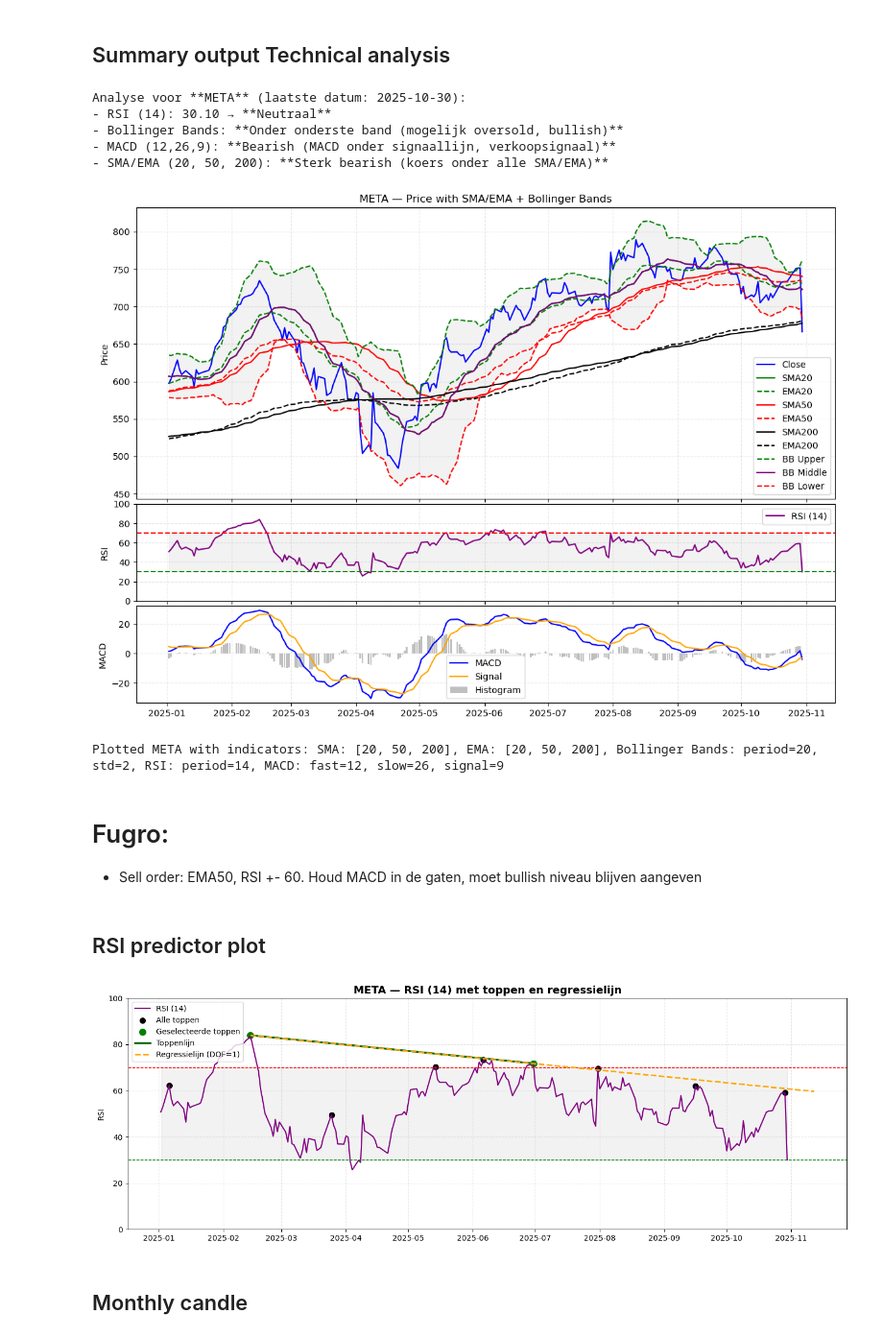
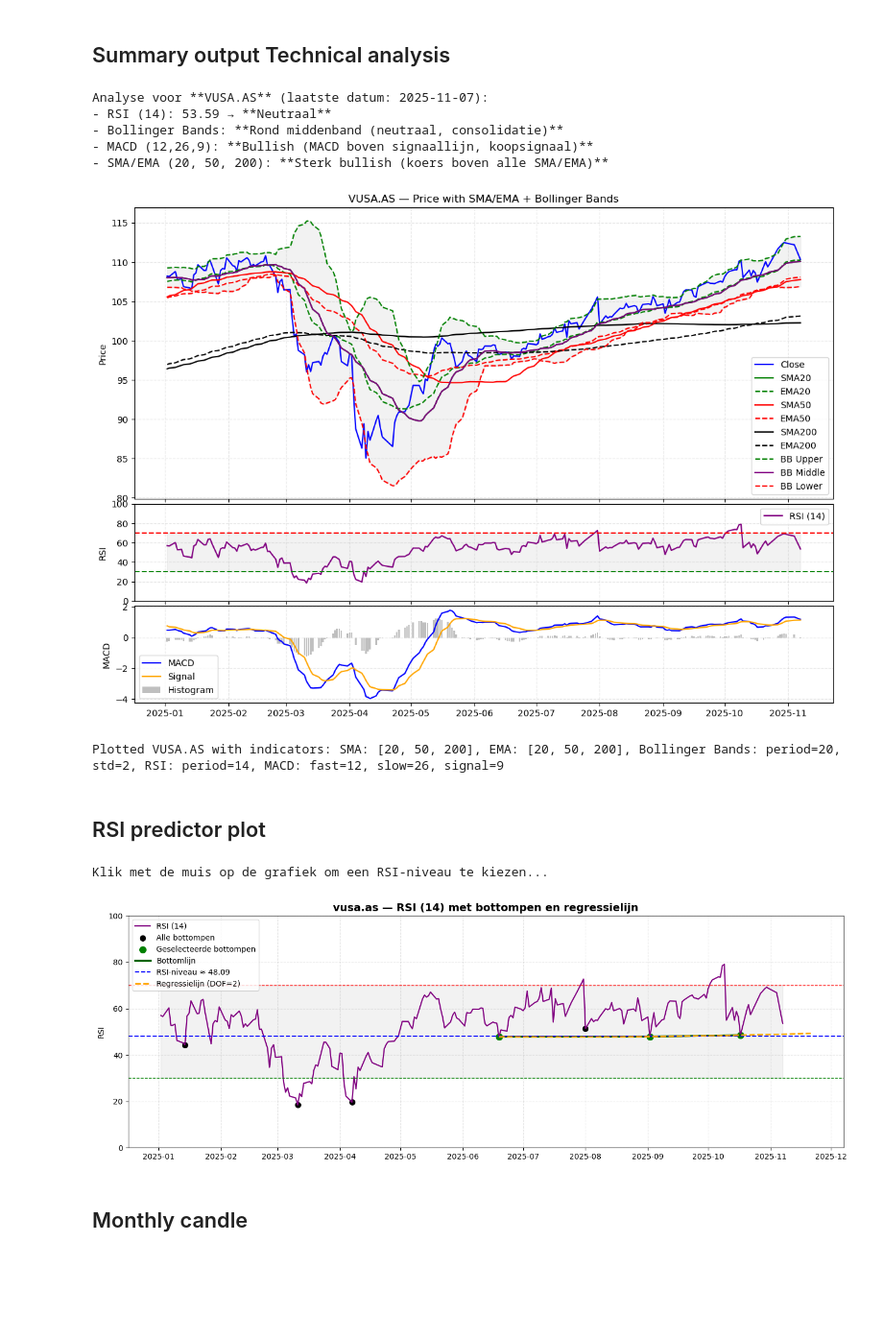
Before and after one commit to Nicootje/stock-predictor, a Jupyter notebook: notebooks/Beurs.ipynb, the cells around one changed output. Shown at 96% size. Drawn from its saved outputs; the diff is of its cells as text; code cells hidden in the pictures; blank space fills up the shorter version.

```diff
--- a/notebooks/Beurs.ipynb
+++ b/notebooks/Beurs.ipynb
@@ -28,11 +28,11 @@ Added project root to sys.path: c:\Users\jarno\Downloads\stock-predictor-1
 # %% [markdown]
 ## Input Parameters
 # %%
-ticker = "META"
+ticker = "vusa.as"
 start_date = "2019-01-01"
+start_plot_date = "2025-01-01"
 rsi_period = 14
 periods = [20, 50, 200]
-start_plot_date = "2025-01-01"
 df = yf.download(ticker, start=start_date, interval="1d")
 close_df = df[['Close']].copy()
 # %% [output]
@@ -78,27 +75,33 @@ Laatste waarden voor alle indicatoren (datum: 2025-10-30):
 from src.summary_analysis import summary_technical_indicators
 summary_technical_indicators(ticker, df, rsi_period, periods, start_plot_date);
 # %% [output]
-Analyse voor **META** (laatste datum: 2025-10-30):
-- RSI (14): 30.10 → **Neutraal**
-- Bollinger Bands: **Onder onderste band (mogelijk oversold, bullish)**
-- MACD (12,26,9): **Bearish (MACD onder signaallijn, verkoopsignaal)**
-- SMA/EMA (20, 50, 200): **Sterk bearish (koers onder alle SMA/EMA)**
+Analyse voor **VUSA.AS** (laatste datum: 2025-11-07):
+- RSI (14): 53.59 → **Neutraal**
+- Bollinger Bands: **Rond middenband (neutraal, consolidatie)**
+- MACD (12,26,9): **Bullish (MACD boven signaallijn, koopsignaal)**
+- SMA/EMA (20, 50, 200): **Sterk bullish (koers boven alle SMA/EMA)**
 # %%
 plot_full_chart(df, ticker, [20, 50, 200], start_plot_date, sma=True, ema=True);
 # %% [output]
-[figure, old version]
+[figure, new version]
-Plotted META with indicators: SMA: [20, 50, 200], EMA: [20, 50, 200], Bollinger Bands: period=20, std=2, RSI: period=14, MACD: fast=12, slow=26, signal=9
+Plotted VUSA.AS with indicators: SMA: [20, 50, 200], EMA: [20, 50, 200], Bollinger Bands: period=20, std=2, RSI: period=14, MACD: fast=12, slow=26, signal=9
-# %% [markdown]
-# Fugro:
-- Sell order: EMA50, RSI +- 60. Houd MACD in de gaten, moet bullish niveau blijven aangeven
 # %% [markdown]
 ## RSI predictor plot
 # %%
-from src.RSI_predictor import plot_rsi_peaks
-plot_rsi_peaks(df, rsi_period, start_plot_date, ticker,
-                                   dof=1, future_days=135, selected_peak_indices= [1,5])
+# from src.RSI_predictor import plot_rsi_peaks
+
+# plot_rsi_peaks(df, rsi_period, start_plot_date, ticker,
+#                mode='bottom', dof=1, future_days=135, selected_peak_indices=[3,5,6])
+
+from importlib import reload
+import src.RSI_predictor as rsi_mod
+
+reload(rsi_mod)
+rsi_mod.plot_rsi_peaks(df, rsi_period, start_plot_date, ticker,
+                       mode='bottom', dof=2, future_days=35, selected_peak_indices=[3, 5,6])
 # %% [output]
+Klik met de muis op de grafiek om een RSI-niveau te kiezen...
-[figure, old version]
+[figure, new version]
 # %% [markdown]
 ## Monthly candle
 # %%
```
Also changed, not shown: parts of 5 cells of this notebook, 4 other files.
